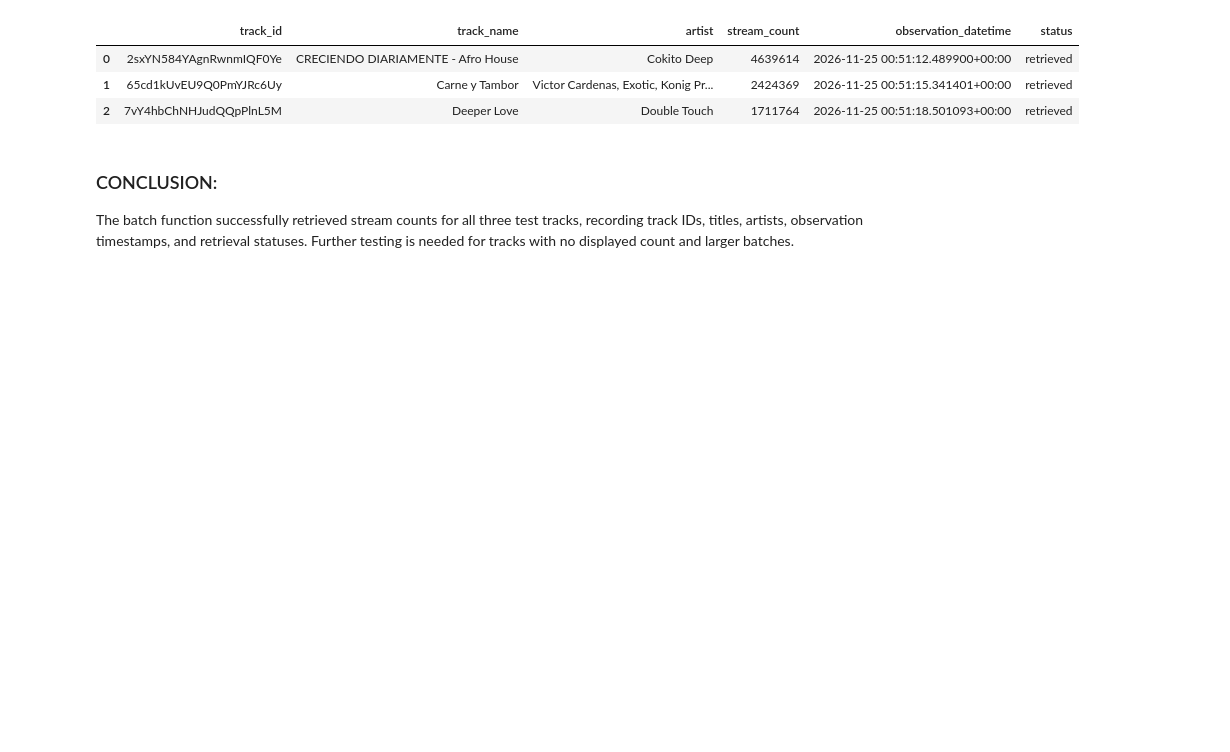
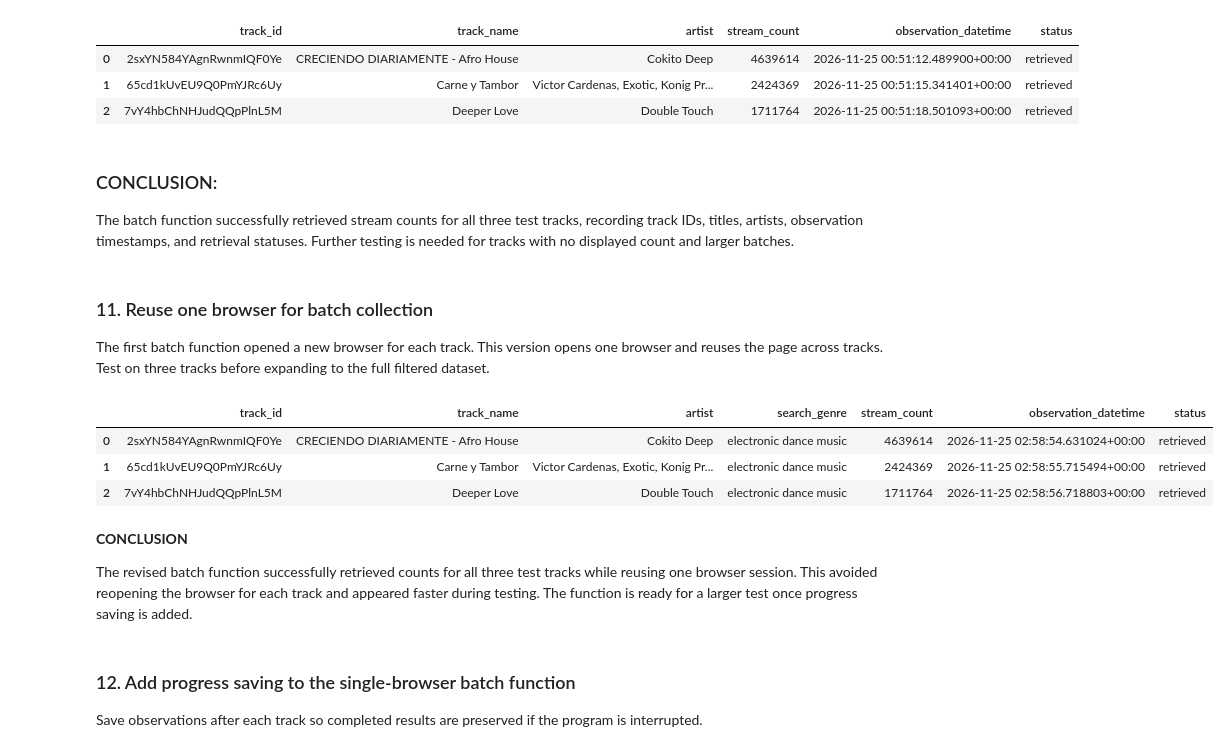
Before and after one commit to CameaHoffman/music-discovery-research, a Jupyter notebook: 01_explore_spotify_releases.ipynb, the cells around one changed output. Drawn from its saved outputs; the diff is of its cells as text; code cells hidden in the pictures; blank space fills up the shorter version.

Commit message:
feat: reuse browser and save resumable stream observations

```diff
--- a/01_explore_spotify_releases.ipynb
+++ b/01_explore_spotify_releases.ipynb
@@ -589,3 +562,9 @@ stream_observations_df
 ### CONCLUSION:
 
 The batch function successfully retrieved stream counts for all three test tracks, recording track IDs, titles, artists, observation timestamps, and retrieval statuses. Further testing is needed for tracks with no displayed count and larger batches.
+# %% [markdown]
+### 11. Reuse one browser for batch collection
+
+The first batch function opened a new browser for each track.
+This version opens one browser and reuses the page across tracks.
+Test on three tracks before expanding to the full filtered dataset.
@@ -591,0 +643,23 @@ The batch function successfully retrieved stream counts for all three test track
+# %%
+# test shared browser function on three tracks
+
+stream_observations_shared_browser_df = (
+    await batch_retrieve_stream_counts_shared_browser(
+        stream_test_df.head(3)
+    )
+)
+
+stream_observations_shared_browser_df
+# %% [output]
+|  | track_id | track_name | artist | search_genre | stream_count | observation_datetime | status |
+| 0 | 2sxYN584YAgnRwnmIQF0Ye | CRECIENDO DIARIAMENTE - Afro House | Cokito Deep | electronic dance music | 4639614 | 2026-11-25 02:58:54.631024+00:00 | retrieved |
+| 1 | 65cd1kUvEU9Q0PmYJRc6Uy | Carne y Tambor | Victor Cardenas, Exotic, Konig Pr... | electronic dance music | 2424369 | 2026-11-25 02:58:55.715494+00:00 | retrieved |
+| 2 | 7vY4hbChNHJudQQpPlnL5M | Deeper Love | Double Touch | electronic dance music | 1711764 | 2026-11-25 02:58:56.718803+00:00 | retrieved |
+# %% [markdown]
+**CONCLUSION**
+
+The revised batch function successfully retrieved counts for all three test tracks while reusing one browser session. This avoided reopening the browser for each track and appeared faster during testing. The function is ready for a larger test once progress saving is added.
+# %% [markdown]
+### 12. Add progress saving to the single-browser batch function
+
+Save observations after each track so completed results are preserved if the program is interrupted.
```
Also changed, not shown: parts of 7 cells of this notebook.
